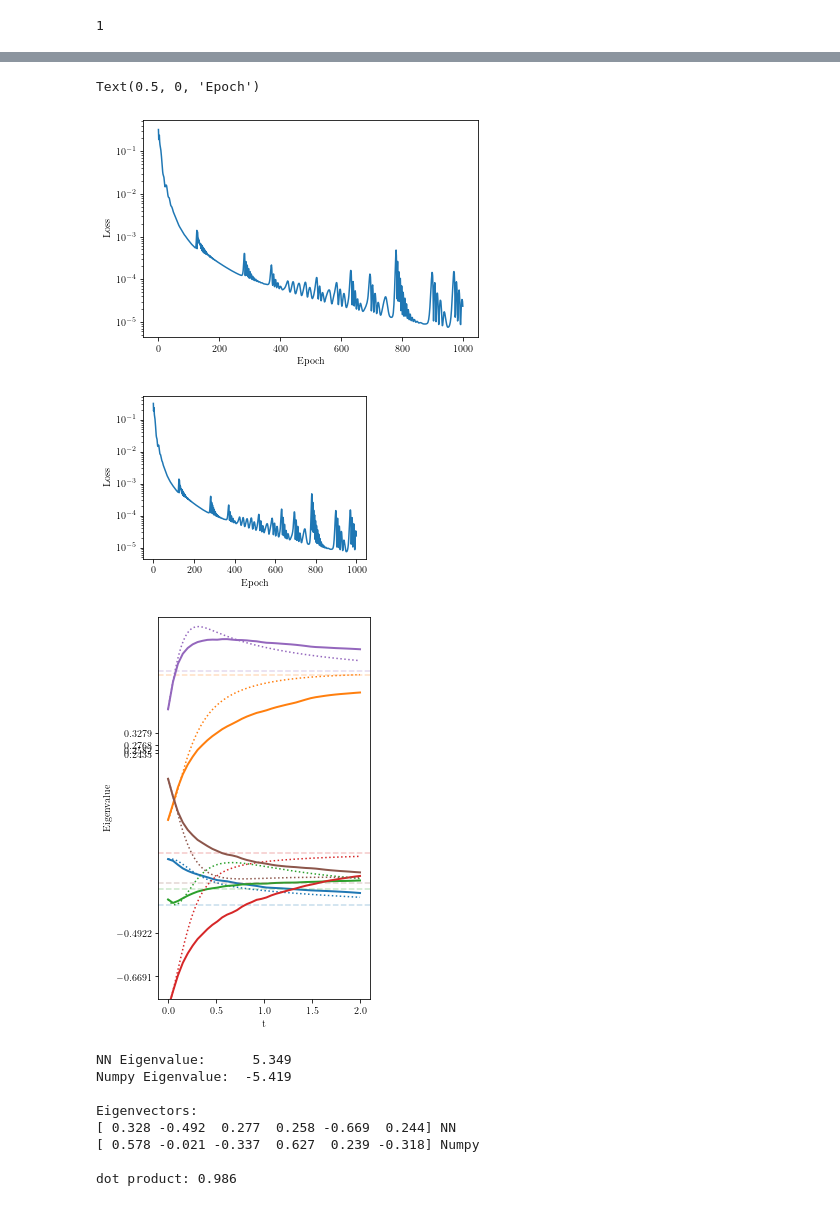
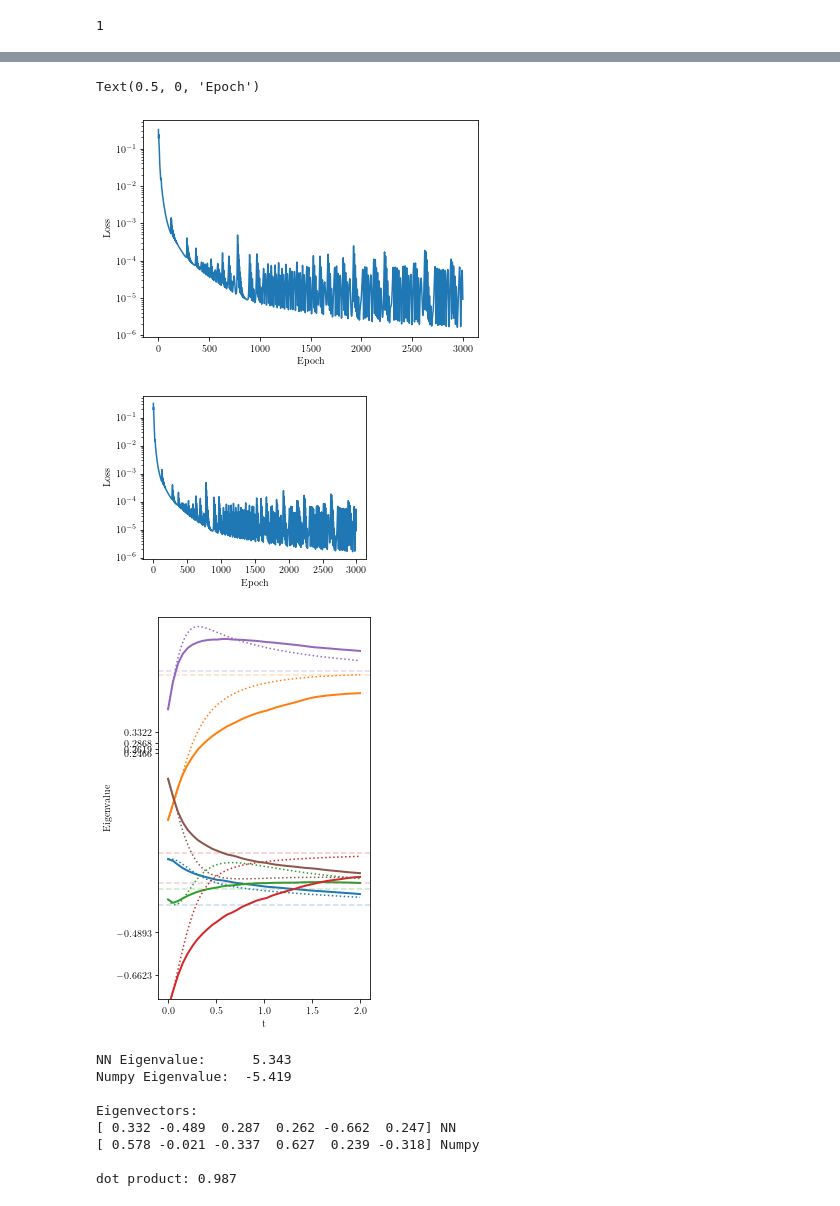
Before and after one commit to nicholaskarlsen/FYS-STK4155, a Jupyter notebook: project_3/notebooks/Eigen_torch_minibatches-Copy1.ipynb, the cells around one changed output, grey strips where cells are left out. Drawn from its saved outputs; the diff is of its cells as text; code cells hidden in the pictures.

```diff
--- a/project_3/notebooks/Eigen_torch_minibatches-Copy1.ipynb
+++ b/project_3/notebooks/Eigen_torch_minibatches-Copy1.ipynb
@@ -130,7 +130,7 @@ epoch_arr_tot_10 = np.empty(0, dtype=np.float)
 # %% [output]
 1
 # %%
-EPOCHS = 1000
+EPOCHS = 2000
 
 loss_arr_curr_10 = np.empty(EPOCHS, dtype=np.float)
 epoch_arr_curr_10 = np.empty(EPOCHS, dtype=np.float)
@@ -310,7 +310,7 @@ epoch_arr_tot_small = np.empty(0, dtype=np.float)
 # %% [output]
 1
 # %%
-EPOCHS = 1000
+EPOCHS = 2000
 
 loss_arr_curr_small = np.empty(EPOCHS, dtype=np.float)
 epoch_arr_curr_small = np.empty(EPOCHS, dtype=np.float)
@@ -364,5 +364,5 @@ plt.xlabel("Epoch")
 Text(0.5, 0, 'Epoch')
-[figure, old version]
+[figure, new version]
 # %%
 plt.figure(figsize=(4,3))
 plt.semilogy(epoch_arr_tot_small, loss_arr_tot_small)
@@ -370,7 +370,7 @@ plt.ylabel("Loss")
 plt.xlabel("Epoch")
 plt.savefig("../figs/eigenval_small_loss.pdf")
 # %% [output]
-[figure, old version]
+[figure, new version]
 # %%
 N_output = model_small(t)
 v_pred_np = np.zeros([t.size(0), 6])
@@ -428,7 +428,7 @@ plt.tight_layout()
 #plt.savefig("test.png")
 plt.show()
 # %% [output]
-[figure, old version]
+[figure, new version]
 # %%
 # Compute eigenvalue
 eigval_nn = ((-v_pred_np[-1, :]).T @ A_t @ (-v_pred_np[-1, :]) / ((-v_pred_np[-1, :]).T @ (-v_pred_np[-1, :])))
@@ -444,11 +444,11 @@ with np.printoptions(precision=3):
 # Note; eigvec is normed!
 print("\ndot product: %.3f" % np.dot(eigvec[:, 0], -v_pred_np[-1, :]))
 # %% [output]
-NN Eigenvalue:      5.349
+NN Eigenvalue:      5.343
 Numpy Eigenvalue:  -5.419
 
 Eigenvectors:
-[ 0.328 -0.492  0.277  0.258 -0.669  0.244] NN
+[ 0.332 -0.489  0.287  0.262 -0.662  0.247] NN
 [ 0.578 -0.021 -0.337  0.627  0.239 -0.318] Numpy
 
-dot product: 0.986
+dot product: 0.987
```
Also changed, not shown: parts of 5 cells of this notebook, 55 other files.
